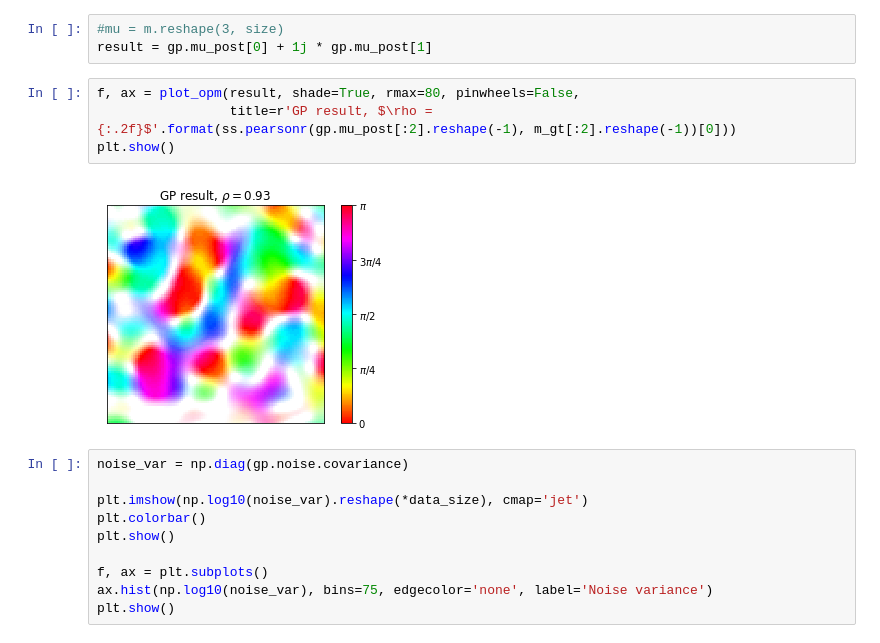
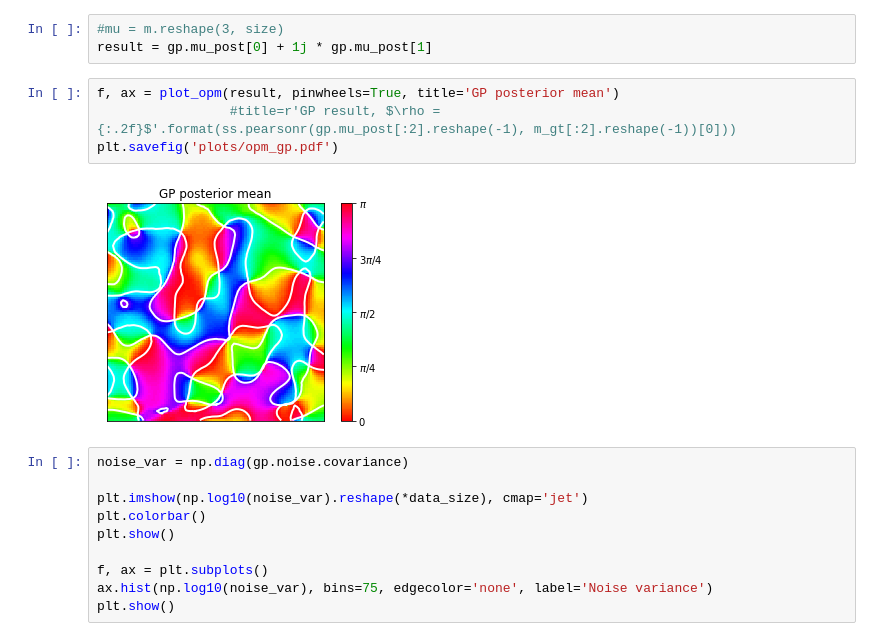
Before and after one commit to mackelab/gp-maps-python, a Jupyter notebook: FerretData.ipynb, the cells around one changed output. Saved outputs shown, nothing was run; the diff lists cells and outputs as text.

```diff
--- a/FerretData.ipynb
+++ b/FerretData.ipynb
@@ -204,11 +206,11 @@ gp = GaussianProcessOPM.load(fname='pkl/ferret_{}x{}px_{}trials_{}seed.pkl'.form
 #mu = m.reshape(3, size)
 result = gp.mu_post[0] + 1j * gp.mu_post[1]
 # %%
-f, ax = plot_opm(result, shade=True, rmax=80, pinwheels=False,
-                 title=r'GP result, $\rho = {:.2f}$'.format(ss.pearsonr(gp.mu_post[:2].reshape(-1), m_gt[:2].reshape(-1))[0]))
-plt.show()
+f, ax = plot_opm(result, pinwheels=True, title='GP posterior mean')
+                 #title=r'GP result, $\rho = {:.2f}$'.format(ss.pearsonr(gp.mu_post[:2].reshape(-1), m_gt[:2].reshape(-1))[0]))
+plt.savefig('plots/opm_gp.pdf')
 # %% [output]
-[figure, old version]
+[figure, new version]
 # %%
 noise_var = np.diag(gp.noise.covariance)
 
```
Also changed, not shown: parts of 1 cell of this notebook, 6 other files.
